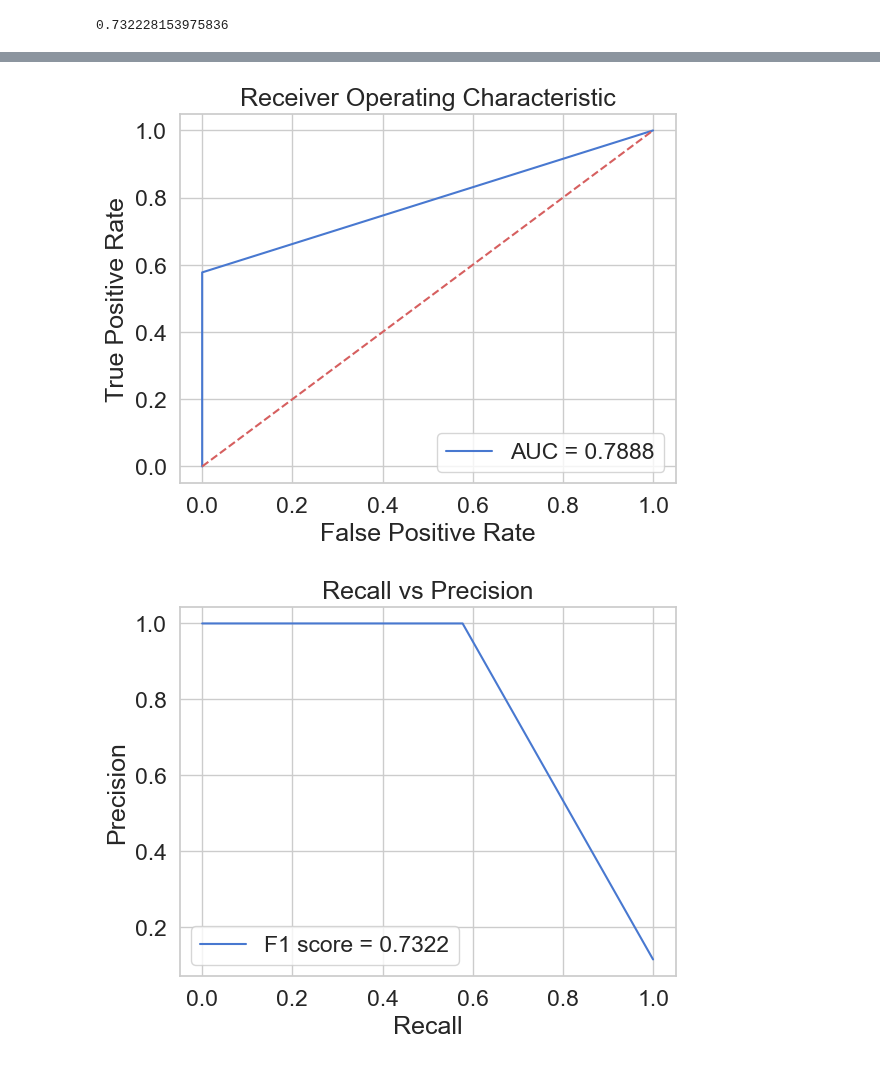
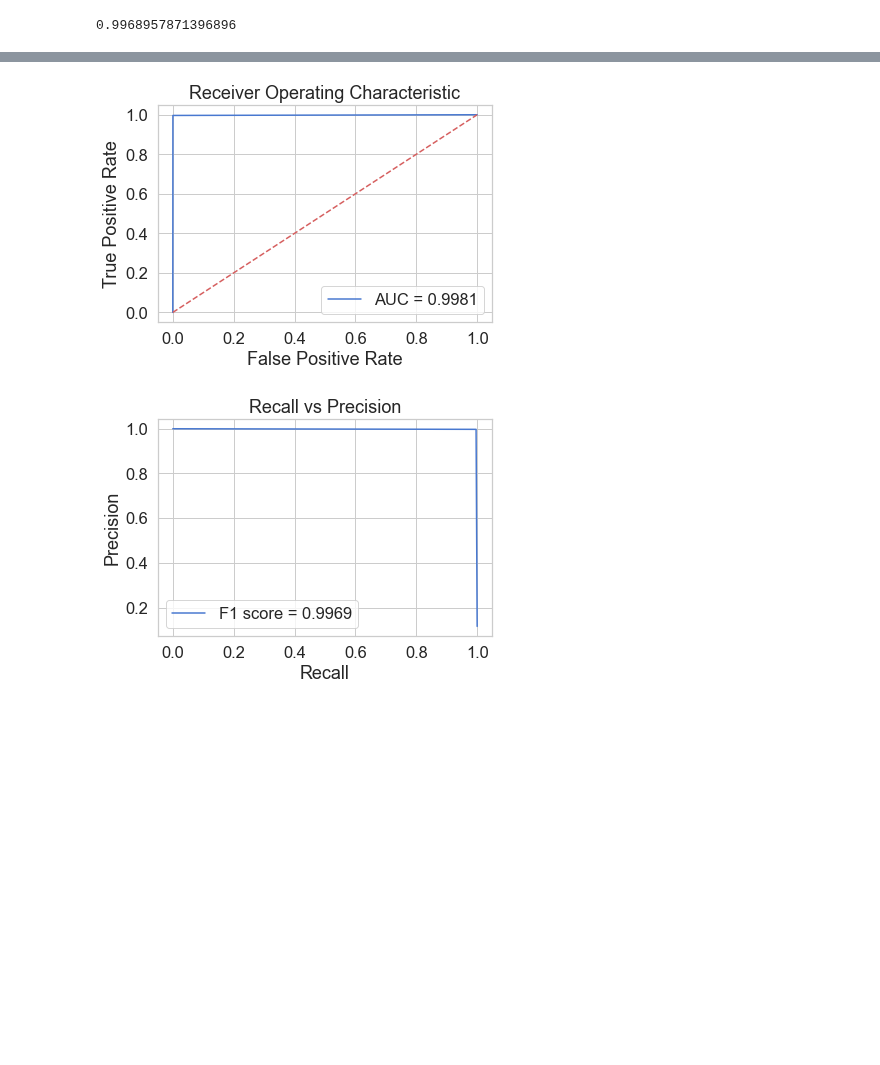
Before and after one commit to 98uranus/Autoencoder, a Jupyter notebook: AE.ipynb, the cells around one changed output, grey strips where cells are left out. Cells and saved outputs as stored; diff of their text form; code cells hidden in the pictures; blank space fills up the shorter version.

```diff
--- a/AE.ipynb
+++ b/AE.ipynb
@@ -180,11 +169,14 @@ plt.show()
 : 참인데 참이라고 예측한 데이터 / 실제로 참인 데이터
 : 정상인테 정상이라고 예측한 데이터 / 실제로 정상인 데이터
 '''
-predictions = autoencoder.predict(X_test)
-mse = np.mean(np.power((X_test - predictions), 2), axis=1)
+predictions1 = autoencoder.predict(X_train)
+predictions2 = autoencoder.predict(X_test)
+mse = np.mean(np.power((X_train - predictions1), 2), axis=1)
 aver_rmse = np.mean(np.sqrt(mse), axis=0)
-thresholds = aver_rmse
-error_df = pd.DataFrame({'reconstruction_error': mse,
+thresholds = max(mse)
+mse2 = np.mean(np.power((X_test - predictions2), 2), axis=1)
+
+error_df = pd.DataFrame({'reconstruction_error': mse2,
                         'true_class': y_test})
 # print(error_df.shape)
 # error_df.describe()
@@ -245,15 +238,12 @@ roc_auc = auc(fpr, tpr)
 F1_score = f1_score(error_df.true_class, error_df.reconstruction_error)
 print(F1_score)
 # %% [output]
-0.732228153975836
+0.9968957871396896
 # %%
-predictions = autoencoder.predict(X_train)
-square_error1 = np.power((X_train - predictions), 2)
-mse= np.mean(square_error1, axis=1)
-# thresholds = np.mean(mse, axis=0)
-# thresholds = np.mean(mse,axis=0) + 1.68 * np.var(mse,axis=0)
+predictions1 = autoencoder.predict(X_train)
+mse = np.mean(np.power((X_train - predictions1), 2), axis=1)
 aver_rmse = np.mean(np.sqrt(mse), axis=0)
-thresholds = aver_rmse
+thresholds = max(mse)
 
 # ROC curve
 plt.figure()
@@ -268,7 +258,7 @@ plt.xlabel('False Positive Rate')
 plt.show();
 
 # precision-recall curve
-precision, recall, th = precision_recall_curve(error_df.true_class, error_df.reconstruction_error)
+precision, recall, th2 = precision_recall_curve(error_df.true_class, error_df.reconstruction_error)
 plt.plot(recall, precision, 'b', label='F1 score = %0.4f'% F1_score)
 plt.title('Recall vs Precision')
 plt.xlabel('Recall')
@@ -277,8 +267,8 @@ plt.legend(loc='lower left')
 plt.show();
 
 # Generate confusion matrix
-y_pred = [1 if e > thresholds else 0 for e in error_df.reconstruction_error.values]
-conf_matrix = confusion_matrix(y_test, y_pred)
+# y_pred = [1 if e > thresholds else 0 for e in error_df.reconstruction_error.values]
+conf_matrix = confusion_matrix(y_test, error_df.reconstruction_error)
 LABELS = ["Normal", "Abnormal"]
 plt.figure(figsize=(6, 6))
 sns.heatmap(conf_matrix, xticklabels=LABELS, yticklabels=LABELS,
@@ -293,2 +283,2 @@ plt.show()
-[figure, old version]
+[figure, new version]
-[figure, old version]
+[figure, new version]
```
Also changed, not shown: parts of 7 cells of this notebook, 14 other files.
